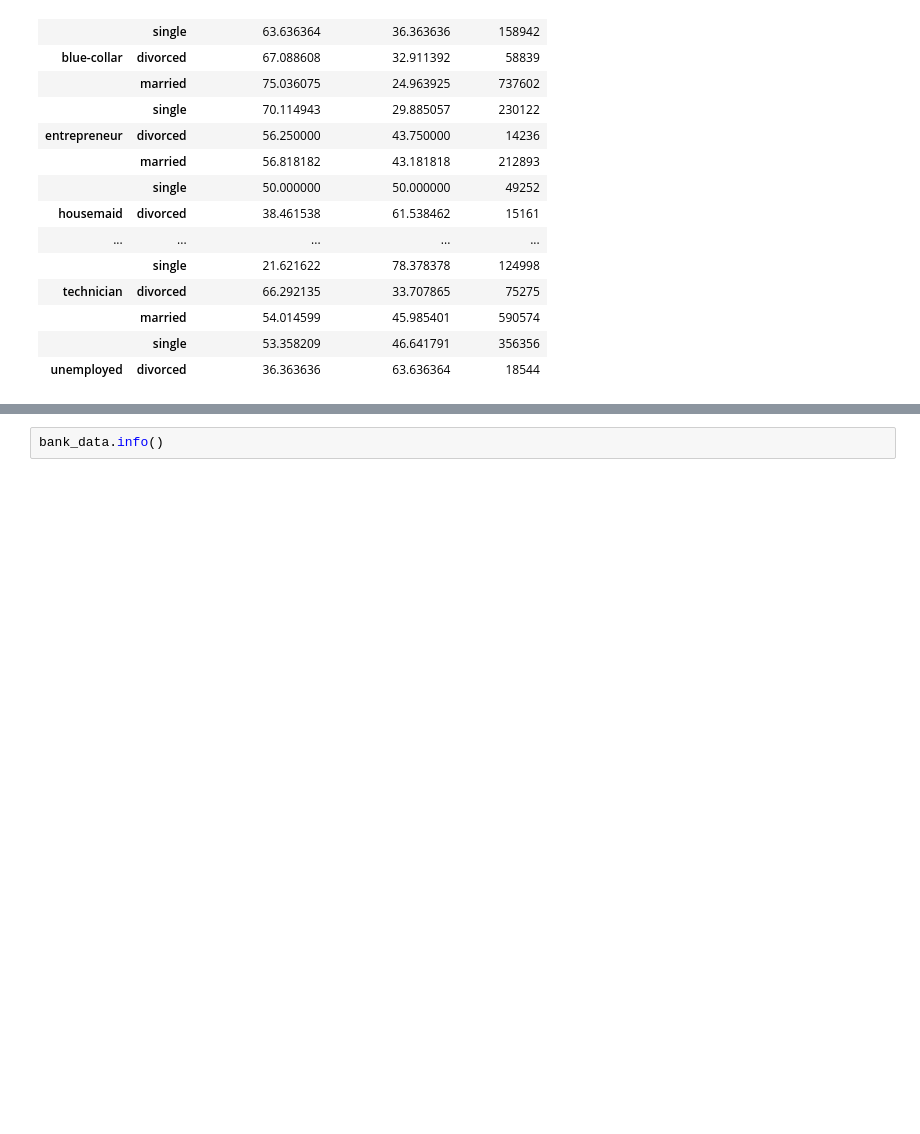
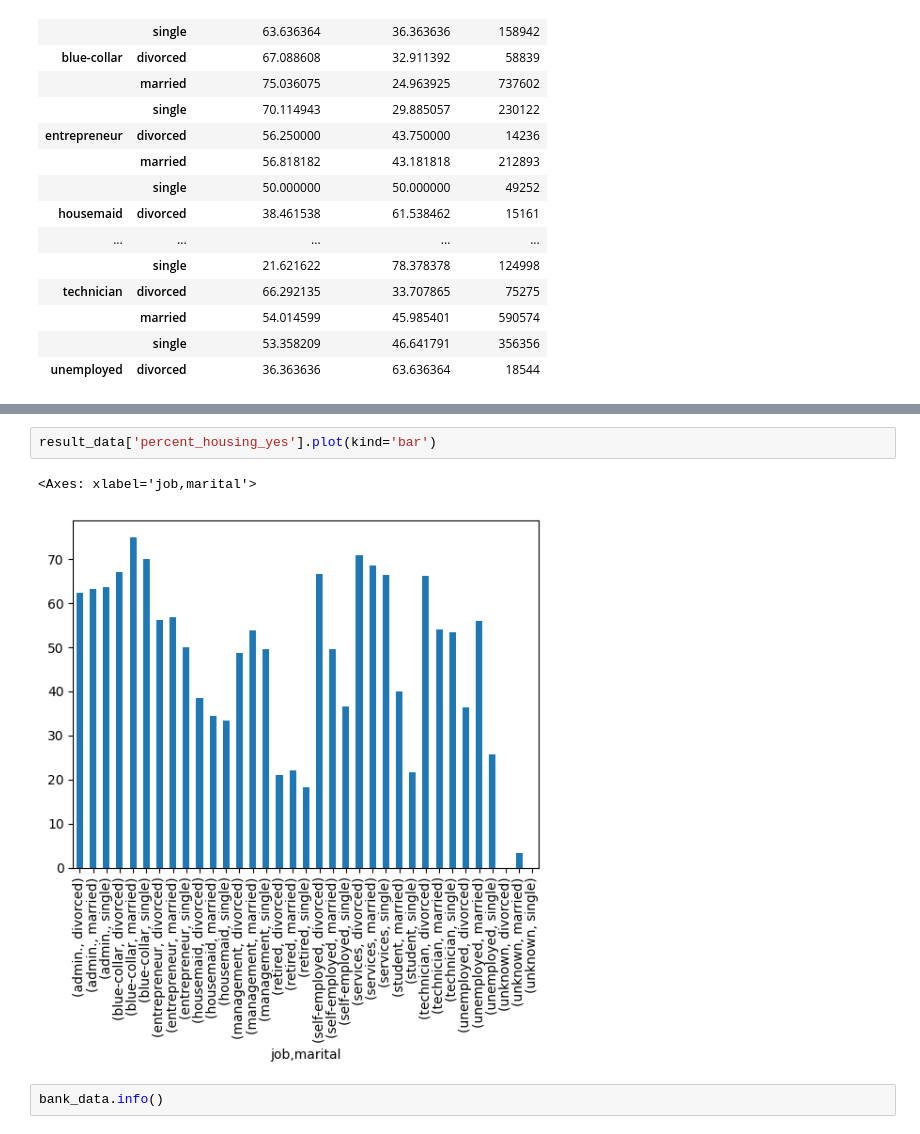
Before and after one commit to crixtiam/python-begginers, a Jupyter notebook: json-database/analisis_datos_pd.ipynb, the cells around one changed output, grey strips where cells are left out. Saved outputs shown, nothing was run; the diff lists cells and outputs as text; blank space fills up the shorter version.

```diff
--- a/json-database/analisis_datos_pd.ipynb
+++ b/json-database/analisis_datos_pd.ipynb
@@ -773,3 +819,8 @@ result_data.head(30)
+# %%
+result_data['percent_housing_yes'].plot(kind='bar')
+# %% [output]
+<Axes: xlabel='job,marital'>
+[figure, added]
 # %%
 bank_data.info()
 # %% [output]
```
Also changed, not shown: parts of 20 cells of this notebook, 3 other files.
